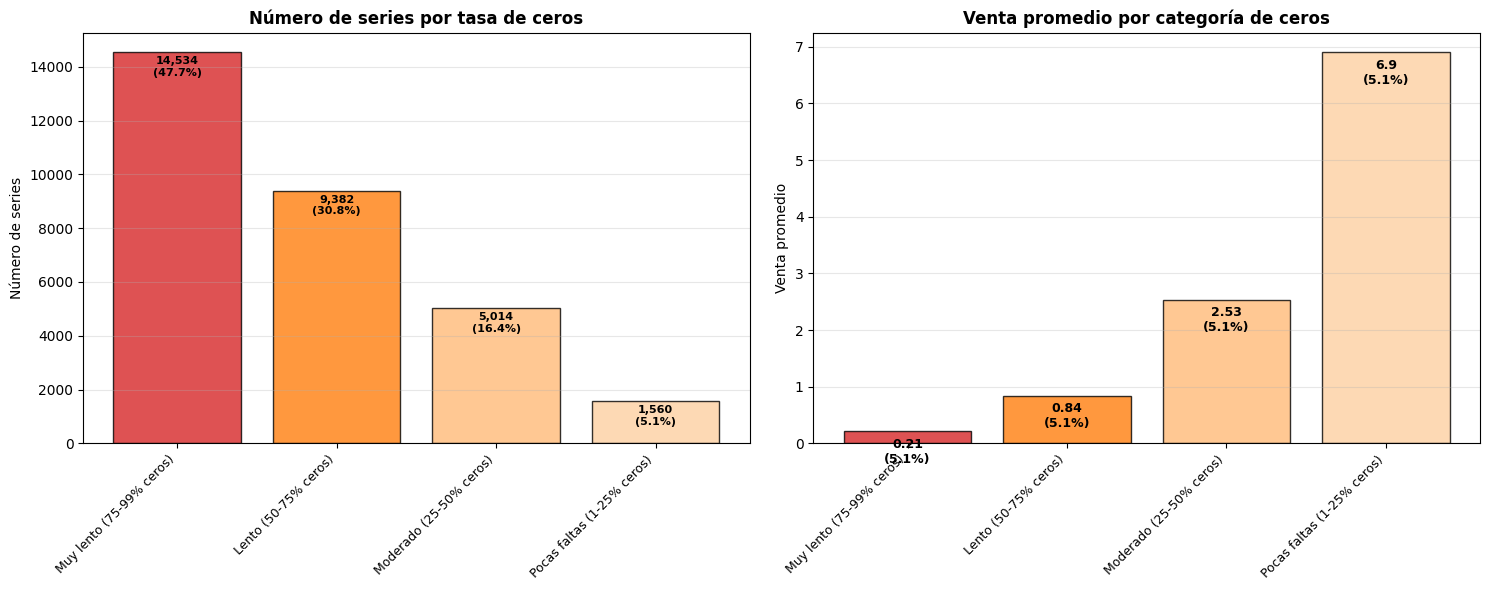
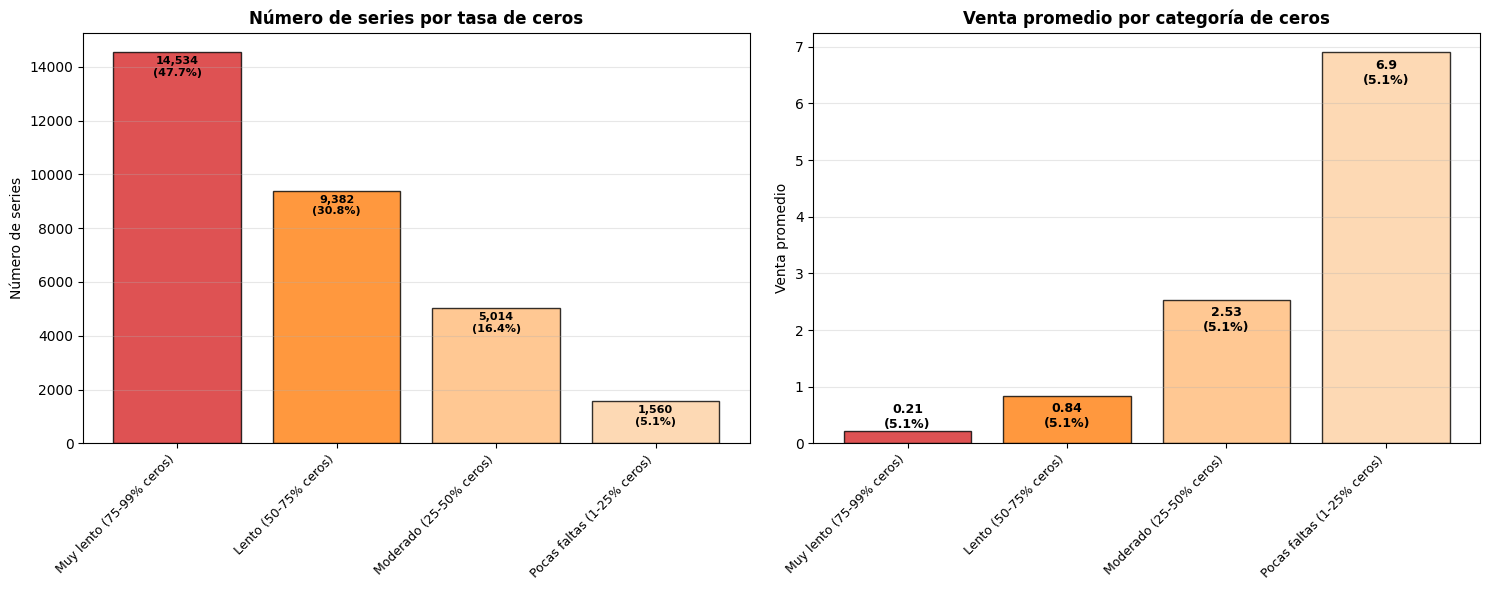
The change to this notebook cell's code, shown as a diff; its figure went from the first image to the second:
--- before
+++ after
@@ -61,5 +61,8 @@
 axes[1].grid(axis='y', alpha=0.3)
 for i, v in enumerate(df_ceros['venta_prom_categoria']):
-    axes[1].text(i, v - df_ceros['venta_prom_categoria'].max() * 0.08, f'{v:,}\n({p:.1f}%)', ha='center', fontsize=9, fontweight='bold')
+    hpos = v - df_ceros['venta_prom_categoria'].max() * 0.08
+    if hpos <= df_ceros['venta_prom_categoria'].max() * 0.035:
+        hpos = v + df_ceros['venta_prom_categoria'].max() * 0.008
+    axes[1].text(i, hpos, f'{v:,}\n({p:.1f}%)', ha='center', fontsize=9, fontweight='bold')
 
 plt.tight_layout()

Commit: fix text plot Venta promedio por categoría de ceros